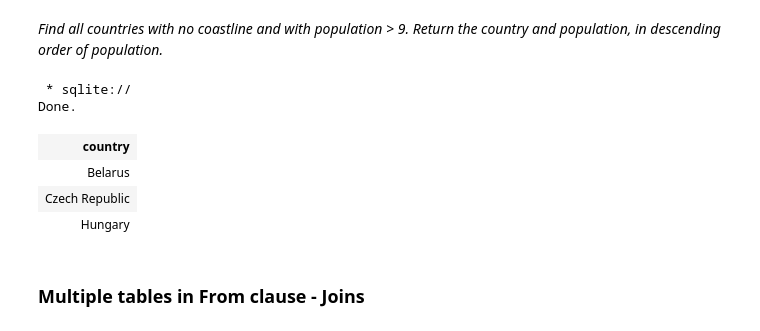
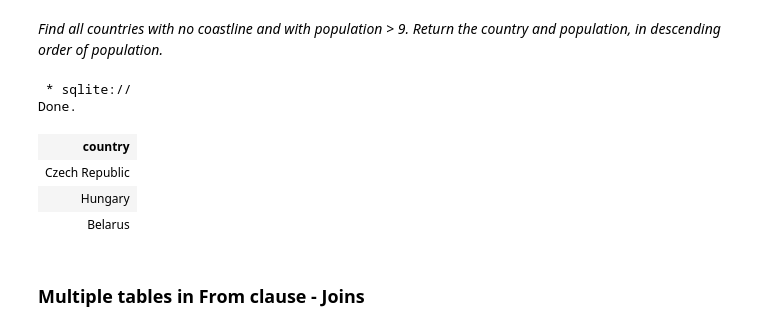
Before and after one commit to allenrojo/-data-science-activities, a Jupyter notebook: sql/SQLBasic.ipynb, the cells around one changed output. Cells and saved outputs as stored; diff of their text form; code cells hidden in the pictures.

```diff
--- a/sql/SQLBasic.ipynb
+++ b/sql/SQLBasic.ipynb
@@ -195,15 +192,16 @@ Done.
 # %%
 %%sql
 SELECT country
 FROM countries
 WHERE coastline = 'no' AND population > 9
+ORDER BY population DESC
 # %% [output]
  * sqlite://
 Done.
 | country |
-| Belarus |
 | Czech Republic |
 | Hungary |
+| Belarus |
 # %% [markdown]
 ### Multiple tables in From clause - Joins
 # %% [markdown]
```
Also changed, not shown: parts of 42 cells of this notebook.
